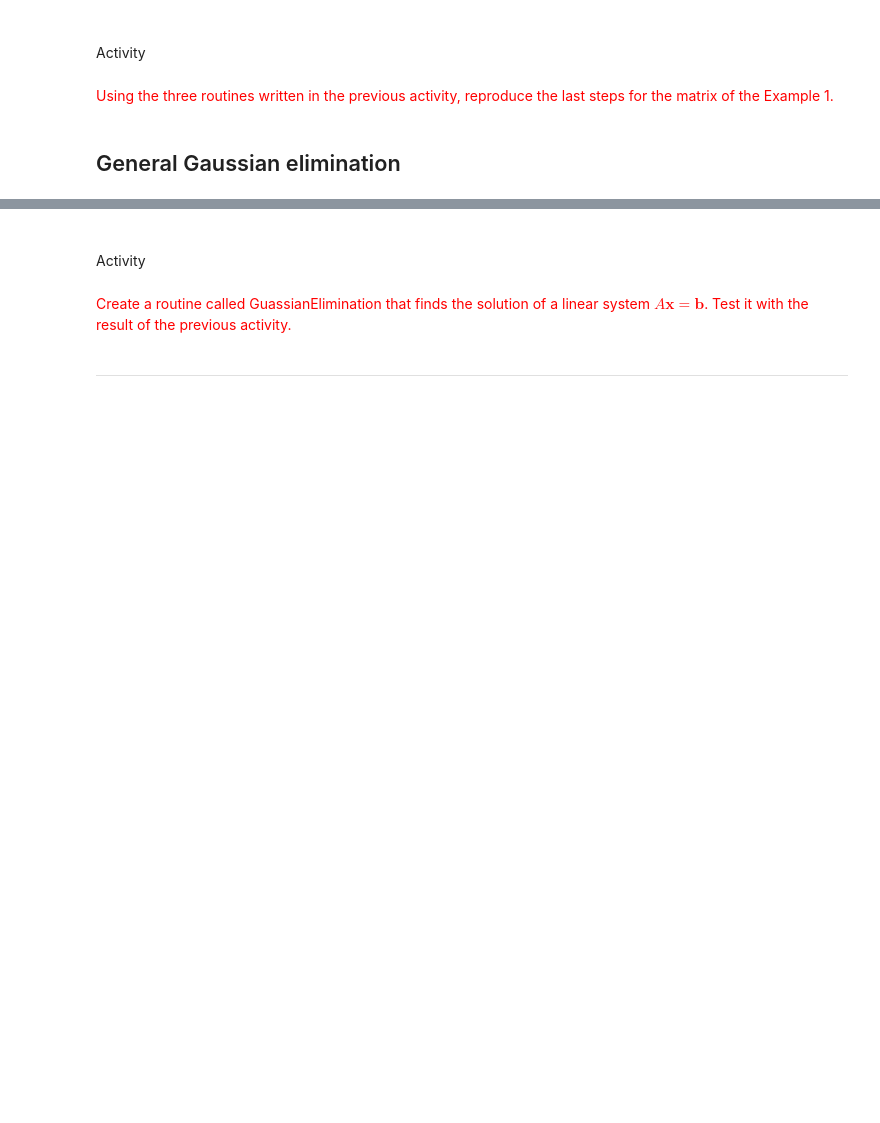
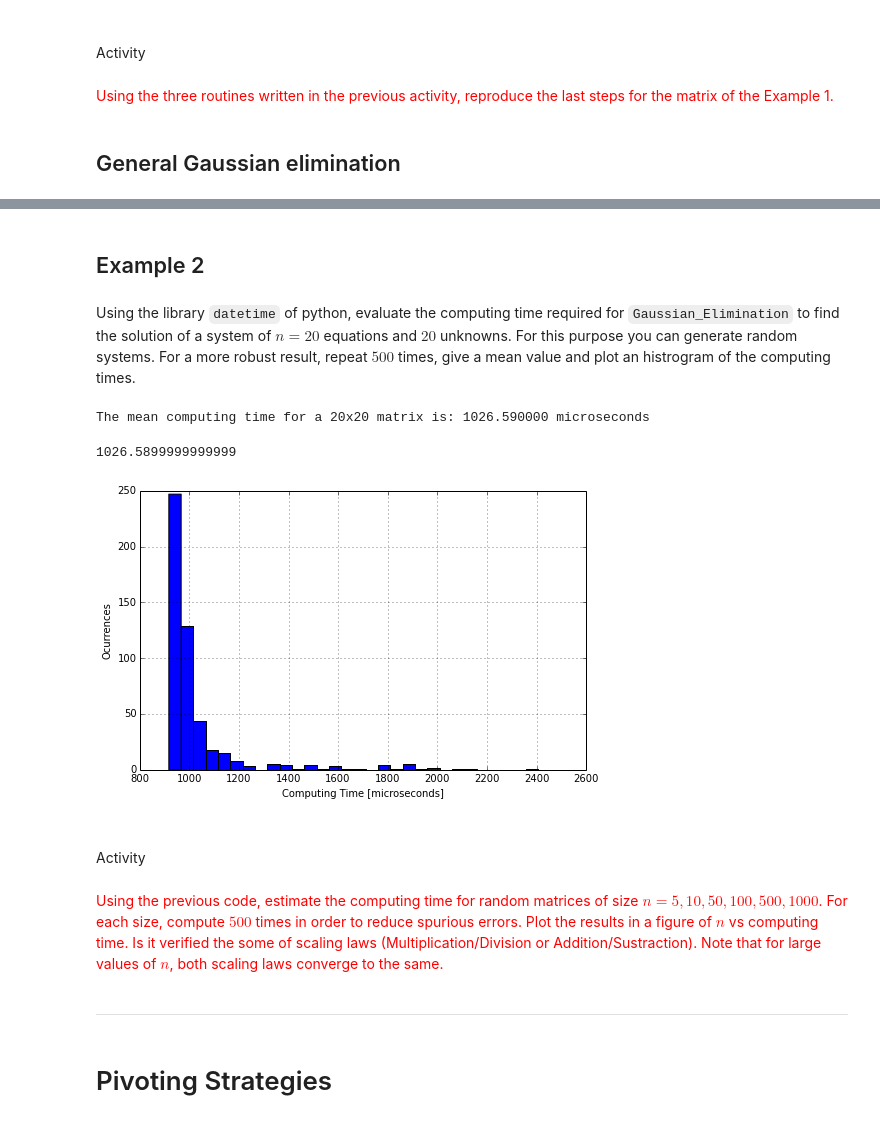
Before and after one commit to sbustamante/ComputationalMethods, a Jupyter notebook: material/linear-algebra.ipynb, the cells around one changed output, grey strips where cells are left out. Drawn from its saved outputs; the diff is of its cells as text; code cells hidden in the pictures; blank space fills up the shorter version.

```diff
--- a/material/linear-algebra.ipynb
+++ b/material/linear-algebra.ipynb
@@ -336,0 +396,9 @@ $$x_i = \frac{\hat b_n - \sum_{j=i+1}^n a_{ij}x_j}{a_{ii}}\ \ \ \ \mbox{for}\ \
+# %%
+#Generating random matrix
+M = np.matrix( np.random.random( (4,5) ) )
+print "Augmented Matrix M:\n", M, "\n"
+#Solving using Gaussian Elimination
+D, x = Gaussian_Elimination(M)
+print "Augmented Diagonal Matrix D:\n", D, "\n"
+print "Obtained solution:\n", x, "\n"
+print "Exact solution:\n", (M[:,:4]**-1*M[:,4]).T, "\n"
@@ -337,10 +435,63 @@ $$x_i = \frac{\hat b_n - \sum_{j=i+1}^n a_{ij}x_j}{a_{ii}}\ \ \ \ \mbox{for}\ \
+# %% [markdown]
+## Example 2
+# %% [markdown]
+Using the library `datetime` of python, evaluate the computing time required for `Gaussian_Elimination` to find the solution of a system of $n=20$ equations and $20$ unknowns. For this purpose you can generate random systems. For a more robust result, repeat $500$ times, give a mean value and plot an histrogram of the computing times.
+# %%
+#Importing datatime
+from datetime import datetime
+
+#Number of repeats
+Nrep = 500
+#Size of matrix
+n = 20
+
+def Gaussian_Time( n, Nrep ):
+    #Arrays of times
+    Times = []
+    #Cicle for number of repeats
+    for i in xrange(Nrep):
+        #Generating random matrix
+        M = np.matrix( np.random.random( (n,n+1) ) )
+
+        #Starting time counter
+        tstart = datetime.now()
+        #Invoking Gaussian Elimination routine
+        Gaussian_Elimination(M)
+        #Killing time counter
+        tend = datetime.now()
+
+        #Saving computing time
+        Times.append( (tend-tstart).microseconds )
+
+    #Numpy Array
+    Times = np.array(Times)
+
+    print "The mean computing time for a %dx%d matrix is: %lf microseconds"%(n,n,Times.mean())
+
+    #Histrogram
+    plt.figure( figsize=(8,5) )
+    histo = plt.hist( Times, bins = 30 )
+    plt.xlabel( "Computing Time [microseconds]" )
+    plt.ylabel( "Ocurrences" )
+    plt.grid()
+
+    return Times.mean()
+
+
+Gaussian_Time( n, Nrep )
+# %% [output]
+The mean computing time for a 20x20 matrix is: 1026.590000 microseconds
+1026.5899999999999
+[figure, added]
 # %% [markdown]
 ## <font color='red'>
 Activity
 </font>
-# %% [markdown]
-<font color='red'>
-Create a routine called GuassianElimination that finds the solution of a linear system $A\textbf{x}=\textbf{b} $. Test it with the result of the previous activity.
-</font>
+# %% [markdown]
+<font color='red'>
+Using the previous code, estimate the computing time for random matrices of size $n=5,10,50,100,500,1000$. For each size, compute $500$ times in order to reduce spurious errors. Plot the results in a figure of $n$ vs computing time. Is it verified the some of scaling laws (Multiplication/Division or Addition/Sustraction). Note that for large values of $n$, both scaling laws converge to the same.
+</font>
 # %% [markdown]
 - - -
+# %% [markdown]
+# Pivoting Strategies
```
Also changed, not shown: parts of 20 cells of this notebook, 1 other file.
